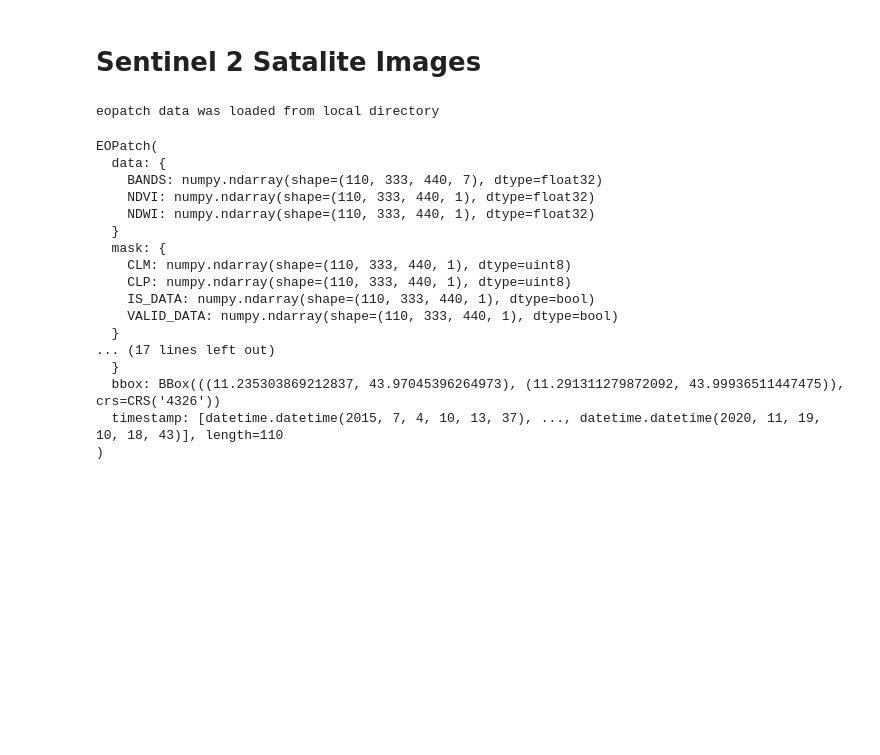
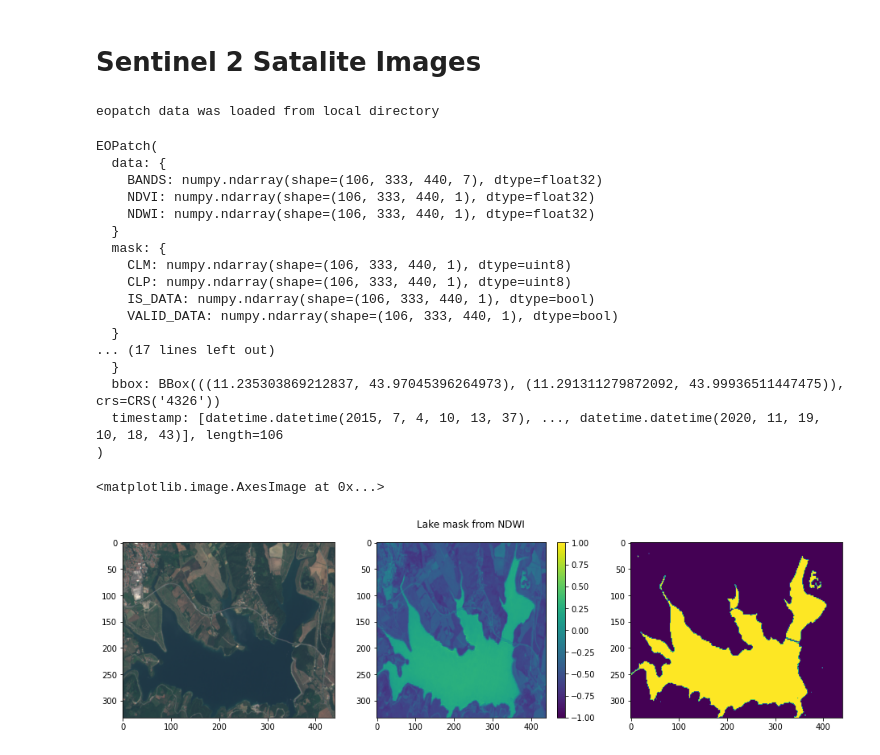
Before and after one commit to KlemenKozelj/master_thesis, a Jupyter notebook: 02_Lake_Bilancino.ipynb, the cells around one changed output. Saved outputs shown, nothing was run; the diff lists cells and outputs as text; code cells hidden in the pictures; blank space fills up the shorter version.

```diff
--- a/02_Lake_Bilancino.ipynb
+++ b/02_Lake_Bilancino.ipynb
@@ -212,11 +212,13 @@ else:
     sh_config.instance_id='9712c39b-d56b-4133-bee7-573295d0e478'
     band_names.remove('B10')
 
+cloud_tolerance = 0.2
+
 download_task = SentinelHubInputTask(
     data_collection=data_level,
     bands_feature=(FeatureType.DATA, 'BANDS'),
     resolution=10,
-    maxcc=0.5,
+    maxcc=cloud_tolerance,
     cache_folder='./.cache',
     bands=band_names,
     additional_data=[
@@ -251,8 +253,6 @@ class AddValidDataCoverage(EOTask):
 
 add_coverage = AddValidDataCoverage()
 
-cloud_coverage_threshold = 0.05
-
 class ValidDataCoveragePredicate:
 
     def __init__(self, threshold):
@@ -261,7 +261,7 @@ class ValidDataCoveragePredicate:
     def __call__(self, array):
         return calculate_coverage(array) < self.threshold
 
-remove_cloudy_scenes = SimpleFilterTask((FeatureType.MASK, 'VALID_DATA'), ValidDataCoveragePredicate(cloud_coverage_threshold))
+remove_cloudy_scenes = SimpleFilterTask((FeatureType.MASK, 'VALID_DATA'), ValidDataCoveragePredicate(cloud_tolerance))
 # %%
 lake_Bilanino_dir = './data/02_EO_Lake_Bilancino'
 
@@ -293,18 +293,18 @@ eopatch
 eopatch data was loaded from local directory
 EOPatch(
   data: {
-    BANDS: numpy.ndarray(shape=(110, 333, 440, 7), dtype=float32)
-    NDVI: numpy.ndarray(shape=(110, 333, 440, 1), dtype=float32)
-    NDWI: numpy.ndarray(shape=(110, 333, 440, 1), dtype=float32)
+    BANDS: numpy.ndarray(shape=(106, 333, 440, 7), dtype=float32)
+    NDVI: numpy.ndarray(shape=(106, 333, 440, 1), dtype=float32)
+    NDWI: numpy.ndarray(shape=(106, 333, 440, 1), dtype=float32)
   }
   mask: {
-    CLM: numpy.ndarray(shape=(110, 333, 440, 1), dtype=uint8)
-    CLP: numpy.ndarray(shape=(110, 333, 440, 1), dtype=uint8)
-    IS_DATA: numpy.ndarray(shape=(110, 333, 440, 1), dtype=bool)
-    VALID_DATA: numpy.ndarray(shape=(110, 333, 440, 1), dtype=bool)
+    CLM: numpy.ndarray(shape=(106, 333, 440, 1), dtype=uint8)
+    CLP: numpy.ndarray(shape=(106, 333, 440, 1), dtype=uint8)
+    IS_DATA: numpy.ndarray(shape=(106, 333, 440, 1), dtype=bool)
+    VALID_DATA: numpy.ndarray(shape=(106, 333, 440, 1), dtype=bool)
   }
 ... (17 lines left out)
   }
   bbox: BBox(((11.235303869212837, 43.97045396264973), (11.291311279872092, 43.99936511447475)), crs=CRS('4326'))
-  timestamp: [datetime.datetime(2015, 7, 4, 10, 13, 37), ..., datetime.datetime(2020, 11, 19, 10, 18, 43)], length=110
+  timestamp: [datetime.datetime(2015, 7, 4, 10, 13, 37), ..., datetime.datetime(2020, 11, 19, 10, 18, 43)], length=106
 )
@@ -328 +311,20 @@ def cut_frames(fx=0, tx=100, fy=0, ty=100):
+# %%
+fig, ax = plt.subplots(1, 3, figsize=(16, 4))
+
+fig.suptitle('Lake mask from NDWI')
+
+rgb=np.clip(eopatch.data['BANDS'][0][..., [band_names.index('B04'),band_names.index('B03'),band_names.index('B02')]] * 3, a_min=0, a_max=1)
+ax[0].imshow(rgb, vmin=0, vmax=1, aspect='auto')
+
+pos = ax[1].imshow(eopatch.data['NDWI'][0].squeeze(), aspect='auto', vmin=-1, vmax=1)
+fig.colorbar(pos, ax=ax[1])
+
+lake_mask = eopatch.data['NDWI'].squeeze()
+lake_mask = lake_mask[:, :, :] >= 0.4
+lake_mask = np.logical_or.reduce(lake_mask)
+
+ax[2].imshow(lake_mask, aspect='auto')
+# %% [output]
+<matplotlib.image.AxesImage at 0x...>
+[figure, added]
 # %%
```
Also changed, not shown: parts of 5 cells of this notebook.
